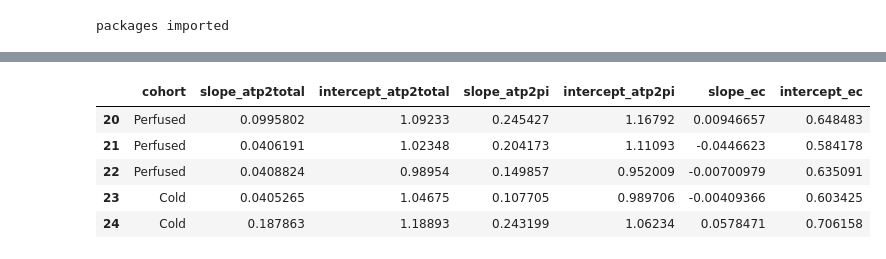
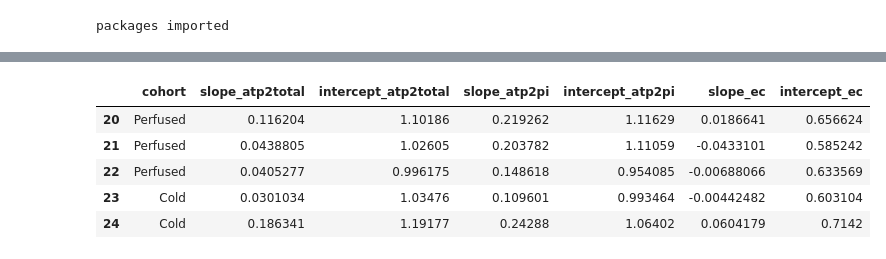
Before and after one commit to mehipour/p31_data_processing, a Jupyter notebook: nmr_summary_p31.ipynb, the cells around one changed output, grey strips where cells are left out. Cells and saved outputs as stored; diff of their text form; code cells hidden in the pictures.

```diff
--- a/nmr_summary_p31.ipynb
+++ b/nmr_summary_p31.ipynb
@@ -12,8 +12,7 @@ packages imported
 # %%
 # read file
 path = '/Users/mehipour/Desktop/data/'
-file_path = path + 'R_lung_data_23-Sep-2020_nlsq.csv'
-# file_path = path + 'R_lung_data_23-Sep-2020-poly3.csv'
+file_path = path + 'R_lung_data_24-Sep-2020-poly4.csv'
 df = pd.read_csv(file_path)
 
 # remove space from column names and values
@@ -42,39 +44,39 @@ lm_pi = LinearRegression()
 lm_ec = LinearRegression()
 
 # get weights
 rats = df['rat'].unique()
 df_summary = pd.DataFrame(columns=['cohort', 'slope_atp2total', 'intercept_atp2total',
                                    'slope_atp2pi', 'intercept_atp2pi', 'slope_ec', 'intercept_ec'], index=rats)
 
-df_goodfits = df[df['r_squred'] > 0.93]
+df_goodfits = df[df['r_squred'] > 0.8]
 
 # linear regression
 for rat in rats:
     # time
     df_rat = df_goodfits[df_goodfits['rat'] == rat]
     t_hr = df_rat['t_min'].values.reshape(-1,1)/60
     # atp2total
     y = df_rat['atp2total'].values.reshape(-1,1)
     lm_total.fit(t_hr,y)
     # atp2pi
     y = df_rat['atp2pi'].values.reshape(-1,1)
     lm_pi.fit(t_hr,y)
     # ec
     y = df_rat['ec'].values.reshape(-1,1)
     lm_ec.fit(t_hr,y)
     cohort = df[df['rat']==rat]['cohort'].unique()[0]
     df_summary.loc[rat] = [cohort,
                            -lm_total.coef_[0][0], lm_total.intercept_[0],
                            -lm_pi.coef_[0][0], lm_pi.intercept_[0],
                            -lm_ec.coef_[0][0], lm_ec.intercept_[0]]
 df_summary.head()
 # %% [output]
 |  | cohort | slope_atp2total | intercept_atp2total | slope_atp2pi | intercept_atp2pi | slope_ec | intercept_ec |
-| 20 | Perfused | 0.0995802 | 1.09233 | 0.245427 | 1.16792 | 0.00946657 | 0.648483 |
-| 21 | Perfused | 0.0406191 | 1.02348 | 0.204173 | 1.11093 | -0.0446623 | 0.584178 |
-| 22 | Perfused | 0.0408824 | 0.98954 | 0.149857 | 0.952009 | -0.00700979 | 0.635091 |
-| 23 | Cold | 0.0405265 | 1.04675 | 0.107705 | 0.989706 | -0.00409366 | 0.603425 |
-| 24 | Cold | 0.187863 | 1.18893 | 0.243199 | 1.06234 | 0.0578471 | 0.706158 |
+| 20 | Perfused | 0.116204 | 1.10186 | 0.219262 | 1.11629 | 0.0186641 | 0.656624 |
+| 21 | Perfused | 0.0438805 | 1.02605 | 0.203782 | 1.11059 | -0.0433101 | 0.585242 |
+| 22 | Perfused | 0.0405277 | 0.996175 | 0.148618 | 0.954085 | -0.00688066 | 0.633569 |
+| 23 | Cold | 0.0301034 | 1.03476 | 0.109601 | 0.993464 | -0.00442482 | 0.603104 |
+| 24 | Cold | 0.186341 | 1.19177 | 0.24288 | 1.06402 | 0.0604179 | 0.7142 |
 # %%
 # show barplots for atp2total
 ax = sns.barplot(x='cohort', y='slope_atp2total',
```
Also changed, not shown: parts of 8 cells of this notebook.
